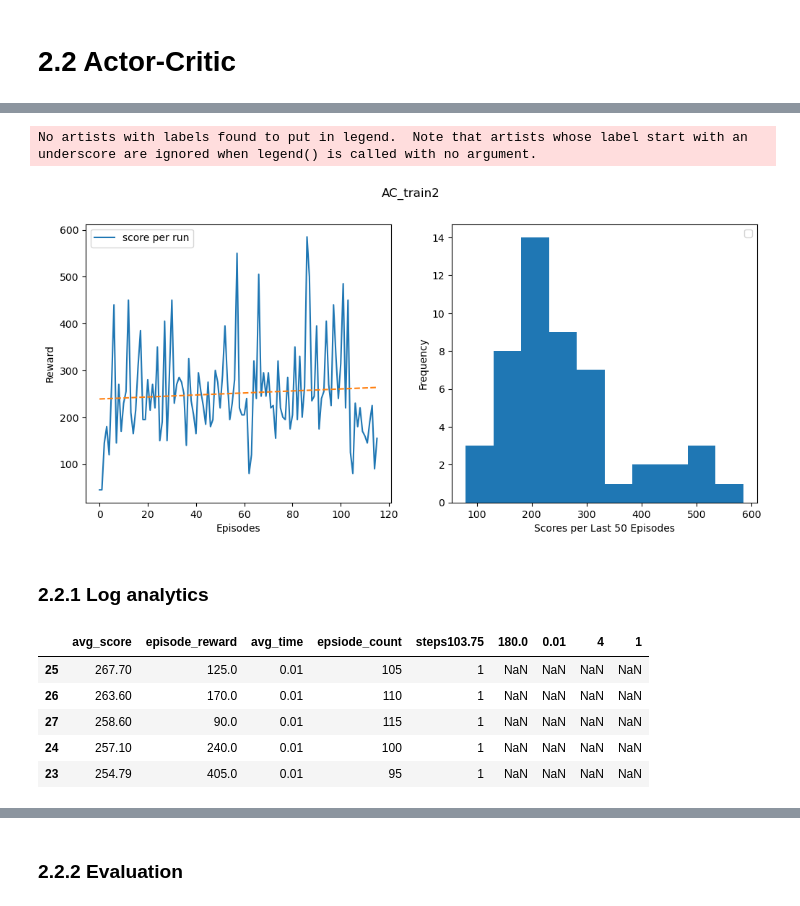
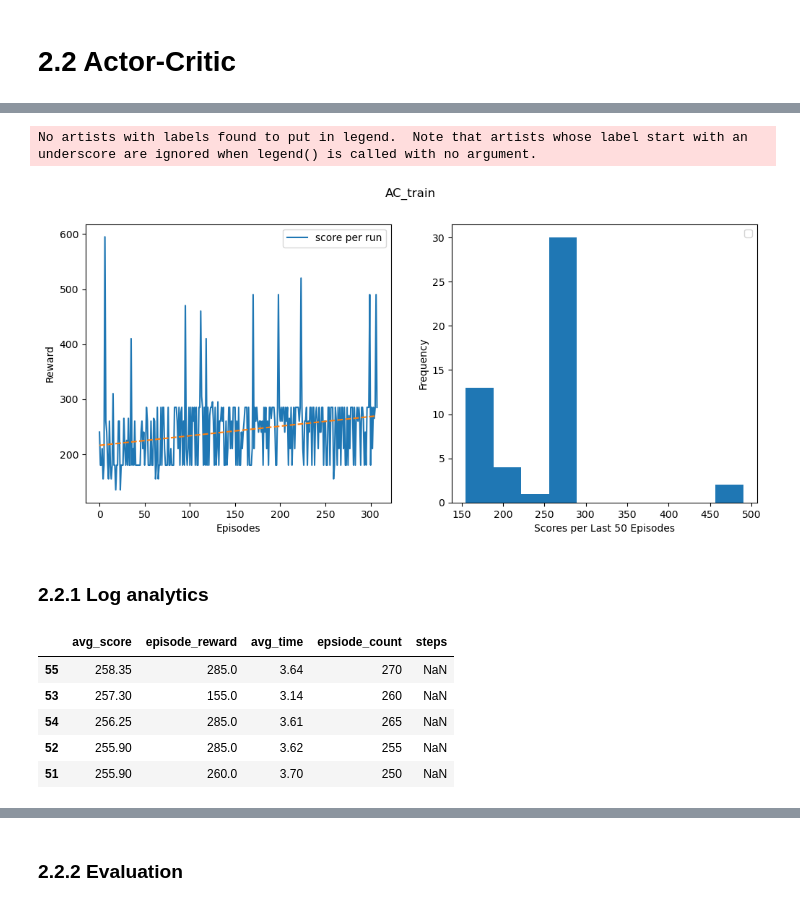
Before and after one commit to 4rn3/rl_school_project, a Jupyter notebook: space_invaders.ipynb, the cells around one changed output, grey strips where cells are left out. Saved outputs shown, nothing was run; the diff lists cells and outputs as text; code cells hidden in the pictures.

```diff
--- a/space_invaders.ipynb
+++ b/space_invaders.ipynb
@@ -300,6 +345,6 @@ dqn_df["avg_time"].plot.line()
 ### 2.1.2 Evaluation
 # %%
 ### Load models
-best_dqn_model = "8_DQN.h5"
+best_dqn_model = "60_DQN.h5"
 best_dqn_model = load_model(os.path.join("./models/DQN_models",best_dqn_model), compile=False)
 # %%
@@ -369,9 +415,9 @@ No artists with labels found to put in legend.  Note that artists whose label st
 TRAIN_EPISODE = 100
 TEST_EPISODE = 10
 LR = 1e-4
-GOAL = 400
+GOAL = 1000
 AGGREGATE_STATS = 5
-MAX_STEPS_PER_EPISODEE = 10000
+MAX_STEPS_PER_EPISODEE = 30000
 MODEL_NAME = "AC"
 GAMMA = 0.99
 EPS = np.finfo(np.float32).eps.item() #smallest number such that 1.0 + eps != 1.0
@@ -382,7 +428,7 @@ inputs = Input((height, width, channels))
 #Feature generation
 features = Conv2D(32, (8,8), strides=(4,4), activation='relu')(inputs)
 features = Conv2D(64, (4,4), strides=(2,2), activation='relu')(features)
-features = Conv2D(64, (3,3), activation='relu')(features)
+features = Conv2D(128, (3,3), activation='relu')(features)
 
 #Dim reduction
 flatten = Flatten()(features)
@@ -421,6 +467,8 @@ Non-trainable params: 0
 __________________________________________________________________________________________________
 None
 # %%
+%%time
+
 action_probs_history = []
 critic_value_history = []
 rewards_history = []
@@ -437,10 +485,9 @@ while True:
     state = env.reset()
     episode_reward = 0
     time_tracking = []
-    steps = 0
     with tf.GradientTape() as tape:
+        start_time = time.time()
         for timestep in range(1, MAX_STEPS_PER_EPISODEE):
-            start_time = time.time()
 
             state = tf.convert_to_tensor(state)
 
@@ -464,9 +511,6 @@ while True:
                 break
 
         score_history.append(episode_reward)
-        ep_rewards.append(episode_reward)
-
-        steps += 1
 
         # Calculate expected value from rewards
         G = np.zeros_like(rewards_history)
@@ -520,7 +564,7 @@ while True:
         model.save(f'./models/AC_models/{str(episode_count)}_{MODEL_NAME}.h5')
 
         with open(f"./logs/AC_logs/AC.txt","a") as f:
-            f.write(f"{round(avg_score,2)},{episode_reward},{avg_time},{episode_count},{steps}\n")
+            f.write(f"{round(avg_score,2)},{episode_reward},{avg_time},{episode_count}\n")
 
         if episode_reward > highest_reward:
             highest_reward = episode_reward
@@ -555,17 +580,17 @@ KeyboardInterrupt:
 # %%
-plot_res(score_history,'AC_train2')
+plot_res(score_history,'AC_train')
 # %% [output]
 No artists with labels found to put in legend.  Note that artists whose label start with an underscore are ignored when legend() is called with no argument.
-[figure, old version]
+[figure, new version]
 # %% [markdown]
 ### 2.2.1 Log analytics
 # %%
-ac_df = pd.read_csv('./logs/AC_logs/AC.csv')
+ac_df = pd.read_csv('./logs/AC_logs/AC1.csv')
 ac_df.sort_values(by=["avg_score", "episode_reward"], ascending=False).head(5)
 # %% [output]
-|  | avg_score | episode_reward | avg_time | epsiode_count | steps103.75 | 180.0 | 0.01 | 4 | 1 |
-| 25 | 267.70 | 125.0 | 0.01 | 105 | 1 | NaN | NaN | NaN | NaN |
-| 26 | 263.60 | 170.0 | 0.01 | 110 | 1 | NaN | NaN | NaN | NaN |
-| 27 | 258.60 | 90.0 | 0.01 | 115 | 1 | NaN | NaN | NaN | NaN |
-| 24 | 257.10 | 240.0 | 0.01 | 100 | 1 | NaN | NaN | NaN | NaN |
-| 23 | 254.79 | 405.0 | 0.01 | 95 | 1 | NaN | NaN | NaN | NaN |
+|  | avg_score | episode_reward | avg_time | epsiode_count | steps |
+| 55 | 258.35 | 285.0 | 3.64 | 270 | NaN |
+| 53 | 257.30 | 155.0 | 3.14 | 260 | NaN |
+| 54 | 256.25 | 285.0 | 3.61 | 265 | NaN |
+| 52 | 255.90 | 285.0 | 3.62 | 255 | NaN |
+| 51 | 255.90 | 260.0 | 3.70 | 250 | NaN |
```
Also changed, not shown: parts of 23 cells of this notebook.
